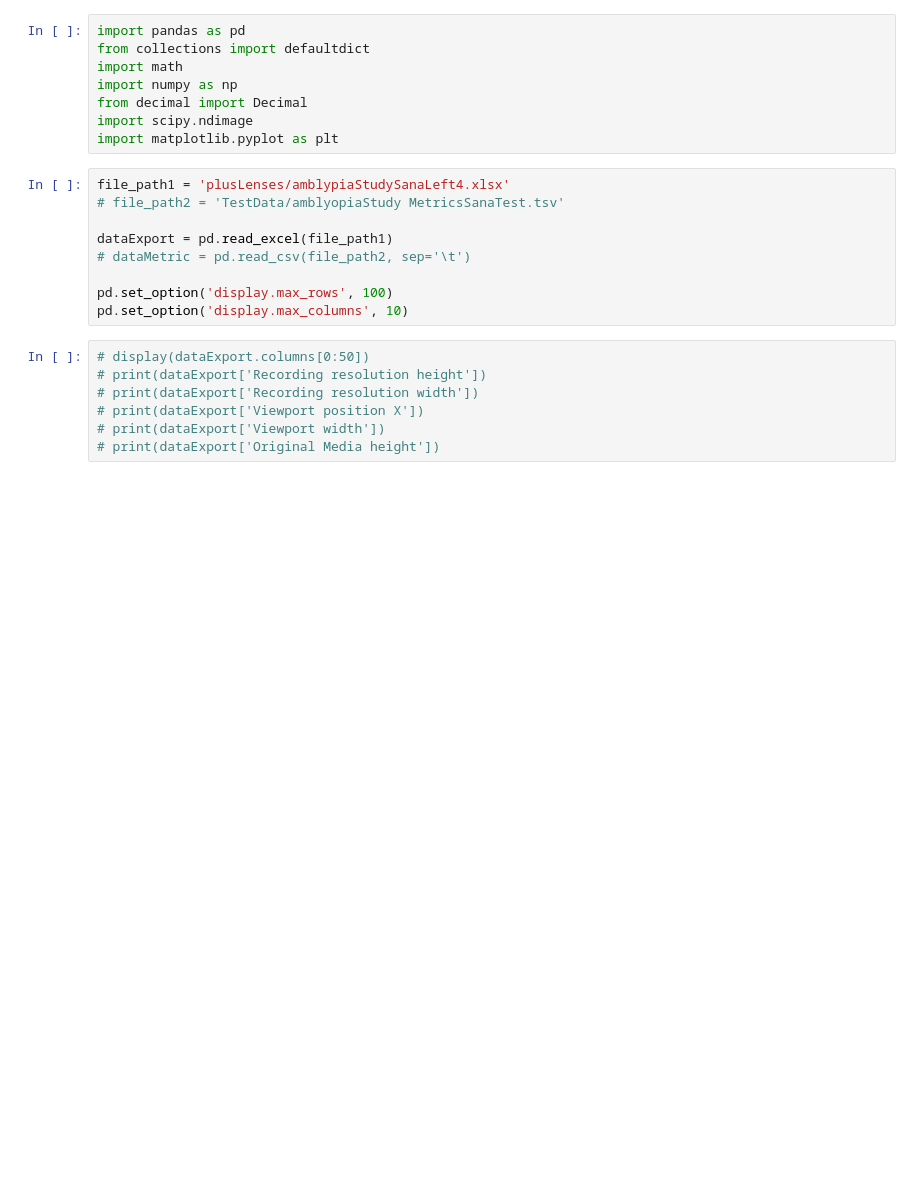
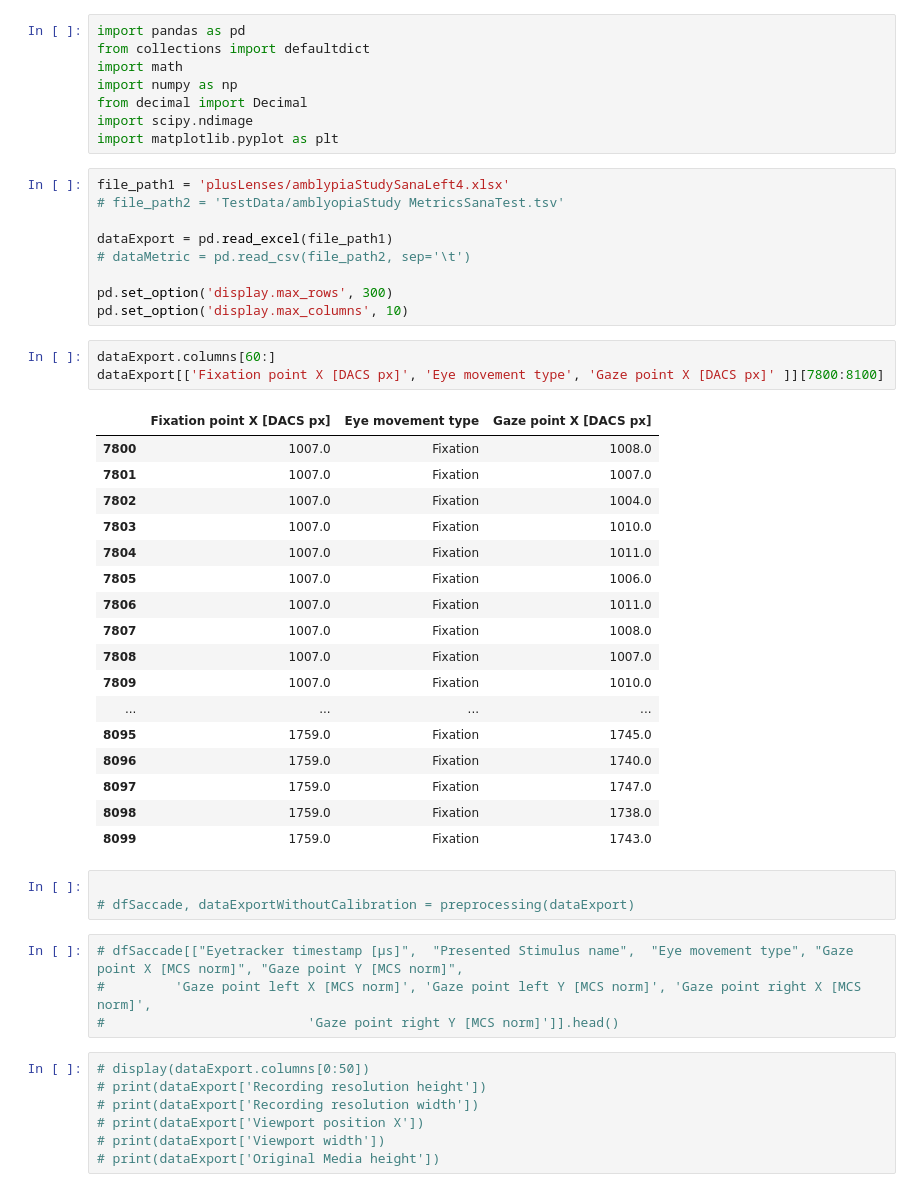
Before and after one commit to AI4VSLab/amblyopia, a Jupyter notebook: DataPreprocessing-SanaLeft 4.ipynb, the cells around one changed output. Saved outputs shown, nothing was run; the diff lists cells and outputs as text; blank space fills up the shorter version.

```diff
--- a/DataPreprocessing-SanaLeft 4.ipynb
+++ b/DataPreprocessing-SanaLeft 4.ipynb
@@ -15,8 +28,36 @@ file_path1 = 'plusLenses/amblypiaStudySanaLeft4.xlsx'
 dataExport = pd.read_excel(file_path1)
 # dataMetric = pd.read_csv(file_path2, sep='\t')
 
-pd.set_option('display.max_rows', 100)
+pd.set_option('display.max_rows', 300)
 pd.set_option('display.max_columns', 10)
+# %%
+dataExport.columns[60:]
+dataExport[['Fixation point X [DACS px]', 'Eye movement type', 'Gaze point X [DACS px]' ]][7800:8100]
+# %% [output]
+|  | Fixation point X [DACS px] | Eye movement type | Gaze point X [DACS px] |
+| 7800 | 1007.0 | Fixation | 1008.0 |
+| 7801 | 1007.0 | Fixation | 1007.0 |
+| 7802 | 1007.0 | Fixation | 1004.0 |
+| 7803 | 1007.0 | Fixation | 1010.0 |
+| 7804 | 1007.0 | Fixation | 1011.0 |
+| 7805 | 1007.0 | Fixation | 1006.0 |
+| 7806 | 1007.0 | Fixation | 1011.0 |
+| 7807 | 1007.0 | Fixation | 1008.0 |
+| 7808 | 1007.0 | Fixation | 1007.0 |
+| 7809 | 1007.0 | Fixation | 1010.0 |
+| ... | ... | ... | ... |
+| 8095 | 1759.0 | Fixation | 1745.0 |
+| 8096 | 1759.0 | Fixation | 1740.0 |
+| 8097 | 1759.0 | Fixation | 1747.0 |
+| 8098 | 1759.0 | Fixation | 1738.0 |
+| 8099 | 1759.0 | Fixation | 1743.0 |
+# %%
+
+# dfSaccade, dataExportWithoutCalibration = preprocessing(dataExport)
+# %%
+# dfSaccade[["Eyetracker timestamp [μs]",  "Presented Stimulus name",  "Eye movement type", "Gaze point X [MCS norm]", "Gaze point Y [MCS norm]",
+#         'Gaze point left X [MCS norm]', 'Gaze point left Y [MCS norm]', 'Gaze point right X [MCS norm]',
+#                          'Gaze point right Y [MCS norm]']].head()
 # %%
 # display(dataExport.columns[0:50])
 # print(dataExport['Recording resolution height'])
```
Also changed, not shown: parts of 6 cells of this notebook, 2 other files.
